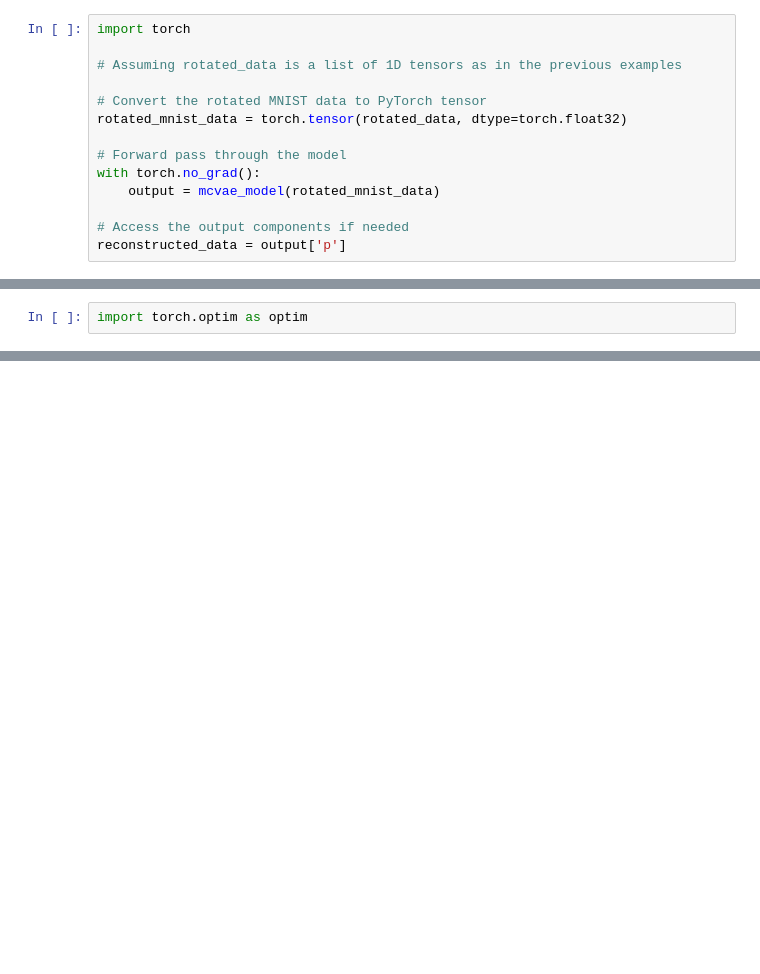
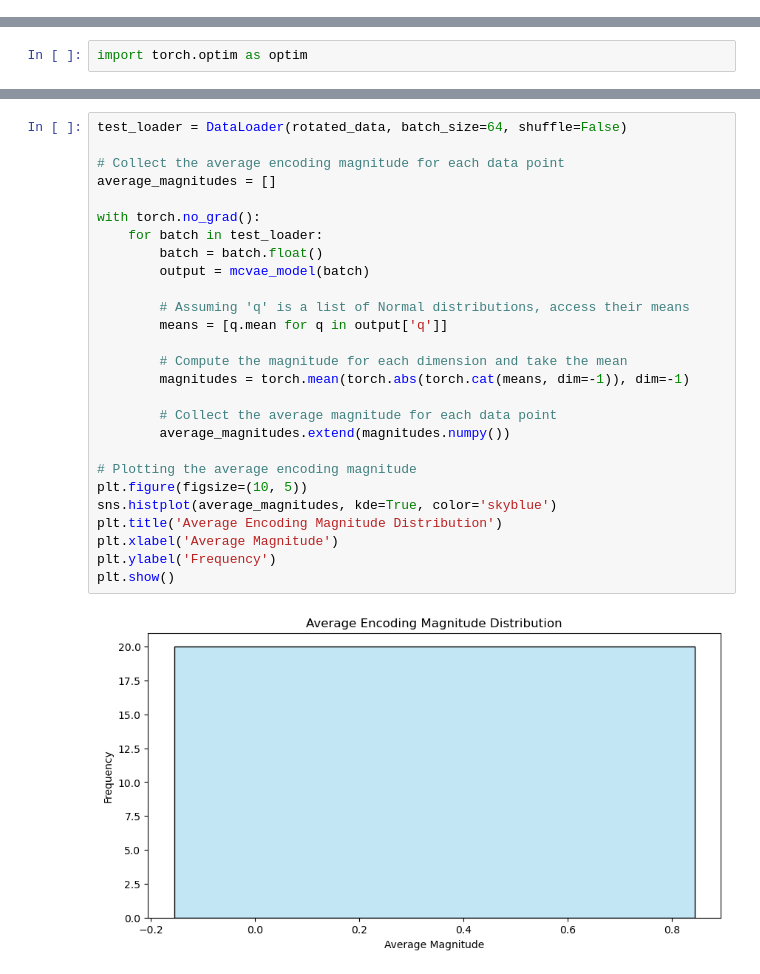
Before and after one commit to avinash8898/mcvae, a Jupyter notebook: src/experiments/experiment1.ipynb, the cells around one changed output, grey strips where cells are left out. Saved outputs shown, nothing was run; the diff lists cells and outputs as text; blank space fills up the shorter version.

```diff
--- a/src/experiments/experiment1.ipynb
+++ b/src/experiments/experiment1.ipynb
@@ -45,20 +96,6 @@ angle = 45
 rotated_data = [np.array(rotate_digit(tensor, angle)).reshape((10, 1)) for tensor in all_data]
 # %%
 mcvae_model = Mcvae()
-# %%
-import torch
-
-# Assuming rotated_data is a list of 1D tensors as in the previous examples
-
-# Convert the rotated MNIST data to PyTorch tensor
-rotated_mnist_data = torch.tensor(rotated_data, dtype=torch.float32)
-
-# Forward pass through the model
-with torch.no_grad():
-    output = mcvae_model(rotated_mnist_data)
-
-# Access the output components if needed
-reconstructed_data = output['p']
 # %%
 def custom_reconstruction_loss(recon_x, x):
     # Assuming recon_x and x are both torch Tensors
@@ -214,0 +241,29 @@ Epoch 10/10, Avg. Loss: 0.0
+# %%
+test_loader = DataLoader(rotated_data, batch_size=64, shuffle=False)
+
+# Collect the average encoding magnitude for each data point
+average_magnitudes = []
+
+with torch.no_grad():
+    for batch in test_loader:
+        batch = batch.float()
+        output = mcvae_model(batch)
+
+        # Assuming 'q' is a list of Normal distributions, access their means
+        means = [q.mean for q in output['q']]
+
+        # Compute the magnitude for each dimension and take the mean
+        magnitudes = torch.mean(torch.abs(torch.cat(means, dim=-1)), dim=-1)
+
+        # Collect the average magnitude for each data point
+        average_magnitudes.extend(magnitudes.numpy())
+
+# Plotting the average encoding magnitude
+plt.figure(figsize=(10, 5))
+sns.histplot(average_magnitudes, kde=True, color='skyblue')
+plt.title('Average Encoding Magnitude Distribution')
+plt.xlabel('Average Magnitude')
+plt.ylabel('Frequency')
+plt.show()
+# %% [output]
+[figure, added]
```
Also changed, not shown: parts of 11 cells of this notebook, 7 other files.
